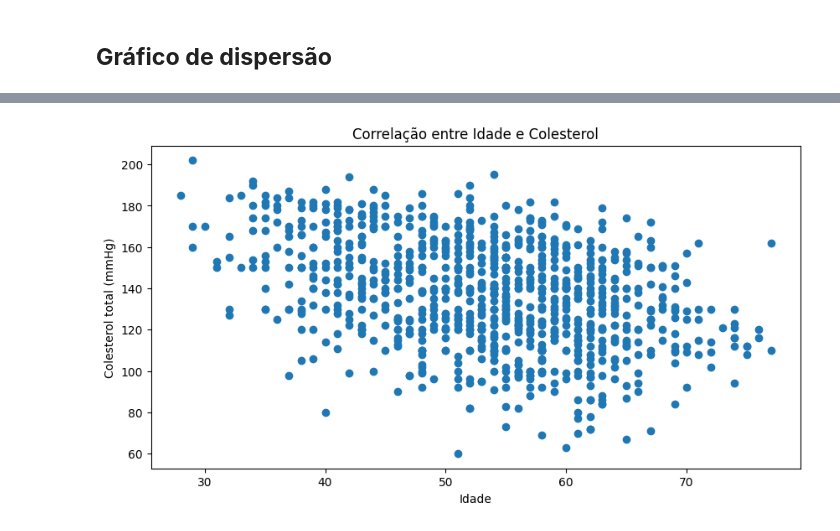
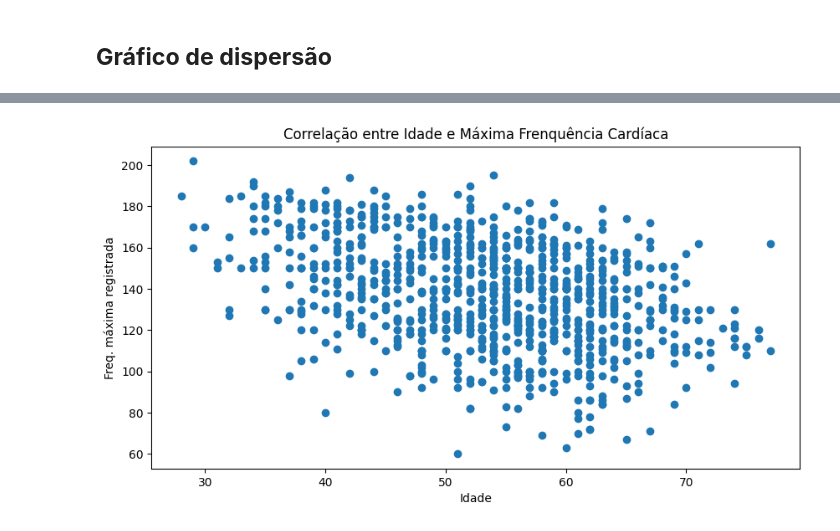
Before and after one commit to lucas-mdsena/python_udemy_module_3, a Jupyter notebook: notebook_matplotlib.ipynb, the cells around one changed output, grey strips where cells are left out. Saved outputs shown, nothing was run; the diff lists cells and outputs as text; code cells hidden in the pictures.

```diff
--- a/notebook_matplotlib.ipynb
+++ b/notebook_matplotlib.ipynb
@@ -124,16 +135,16 @@ df.head()
 # %%
 import matplotlib.pyplot as plt
 
 # Criando os objetos Figure e Axes
 fig, ax = plt.subplots(
     figsize=(10,5) # Define o tamanho da Figure (largura, altura)
 )
 
 ax.scatter(x=df.idade, y=df.freq_cardiaca_max)
-ax.set_title('Correlação entre Idade e Colesterol')
+ax.set_title('Correlação entre Idade e Máxima Frenquência Cardíaca')
 ax.set_xlabel('Idade')
-ax.set_ylabel('Colesterol total (mmHg)')
+ax.set_ylabel('Freq. máxima registrada')
 
 plt.show()
 # %% [output]
-[figure, old version]
+[figure, new version]
```
Also changed, not shown: parts of 10 cells of this notebook.
